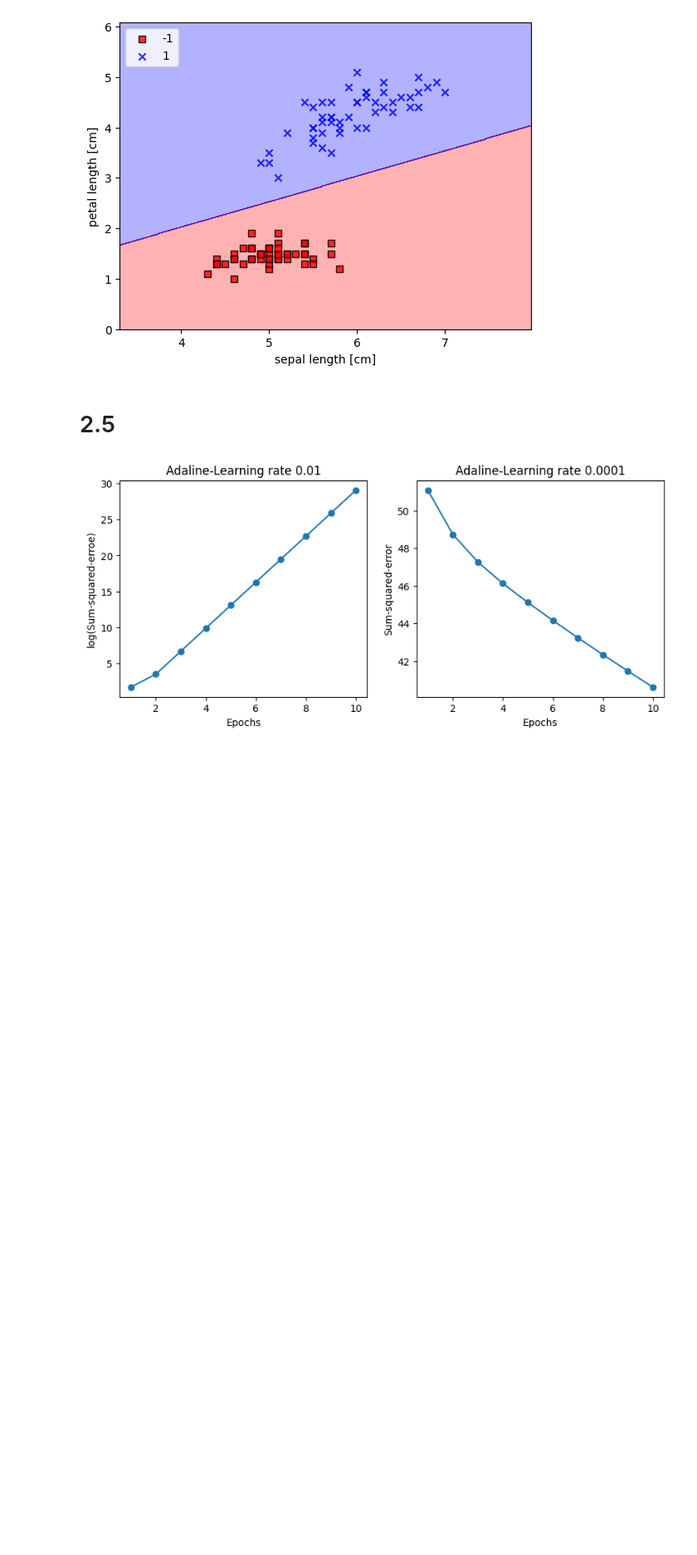
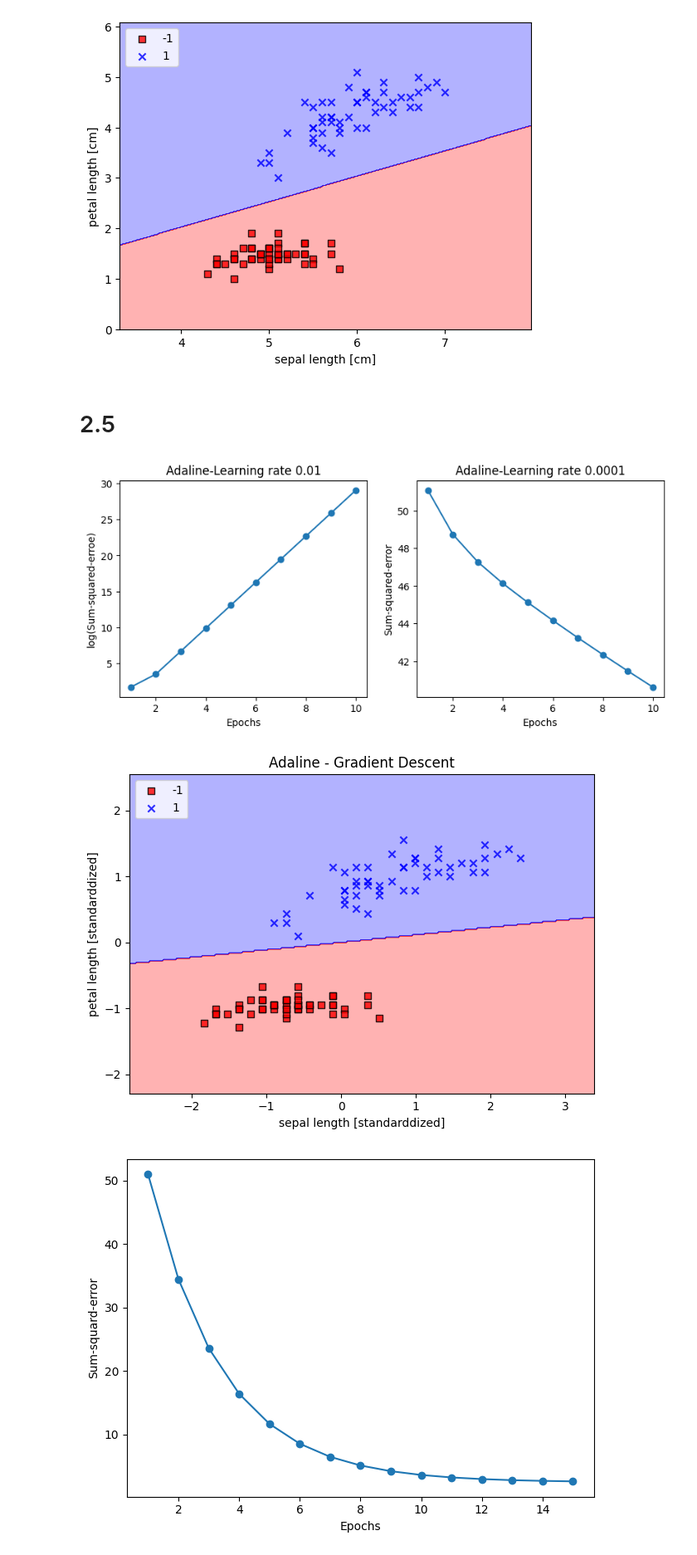
Before and after one commit to ltpdo/PythonMachineLearningProgramming, a Jupyter notebook: 分類問題_単純な機械学習アルゴリズムの訓練.ipynb, the cells around one changed output. Shown at 83% size. Drawn from its saved outputs; the diff is of its cells as text; code cells hidden in the pictures; blank space fills up the shorter version.

```diff
--- a/分類問題_単純な機械学習アルゴリズムの訓練.ipynb
+++ b/分類問題_単純な機械学習アルゴリズムの訓練.ipynb
@@ -244,7 +244,7 @@ class AdalineGD(object):
 
   def predict(self, X):
     """1ステップ後のクラスラベルを返す"""
-    return np.where(self.activation(self.net_input(x)) >= 0.0, 1, -1)
+    return np.where(self.activation(self.net_input(X)) >= 0.0, 1, -1)
 # %%
 # 描画領域を１行２列に分割
 fig, ax = plt.subplots(nrows = 1, ncols = 2, figsize = (10, 4))
@@ -283,0 +279,28 @@ ada_gd.fit(X_std, y)
+# %%
+# 勾配降下法によるADALINEの学習(標準化後、学習率 eta = 0.01)
+ada_gd = AdalineGD(n_iter = 15, eta = 0.01)
+# モデルの配合
+ada_gd.fit(X_std, y)
+# 境界領域のプロット
+plot_decision_regions(X_std, y, classifier = ada_gd)
+# タイトルの設定
+plt.title("Adaline - Gradient Descent")
+# 軸のラベルの設定
+plt.xlabel("sepal length [standarddized]")
+plt.ylabel("petal length [standarddized]")
+# 凡例の設定
+plt.legend(loc = "upper left")
+# 図の表示
+plt.tight_layout()
+plt.show()
+# エポック数とコストの関係を表す折れ線グラフのプロット
+plt.plot(range(1, len(ada_gd.cost_) + 1), ada_gd.cost_, marker = "o")
+# 軸のラベルの設定
+plt.xlabel("Epochs")
+plt.ylabel("Sum-squard-error")
+# 図の表示
+plt.tight_layout()
+plt.show()
+# %% [output]
+[figure, added]
+[figure, added]
```
Also changed, not shown: parts of 3 cells of this notebook.
